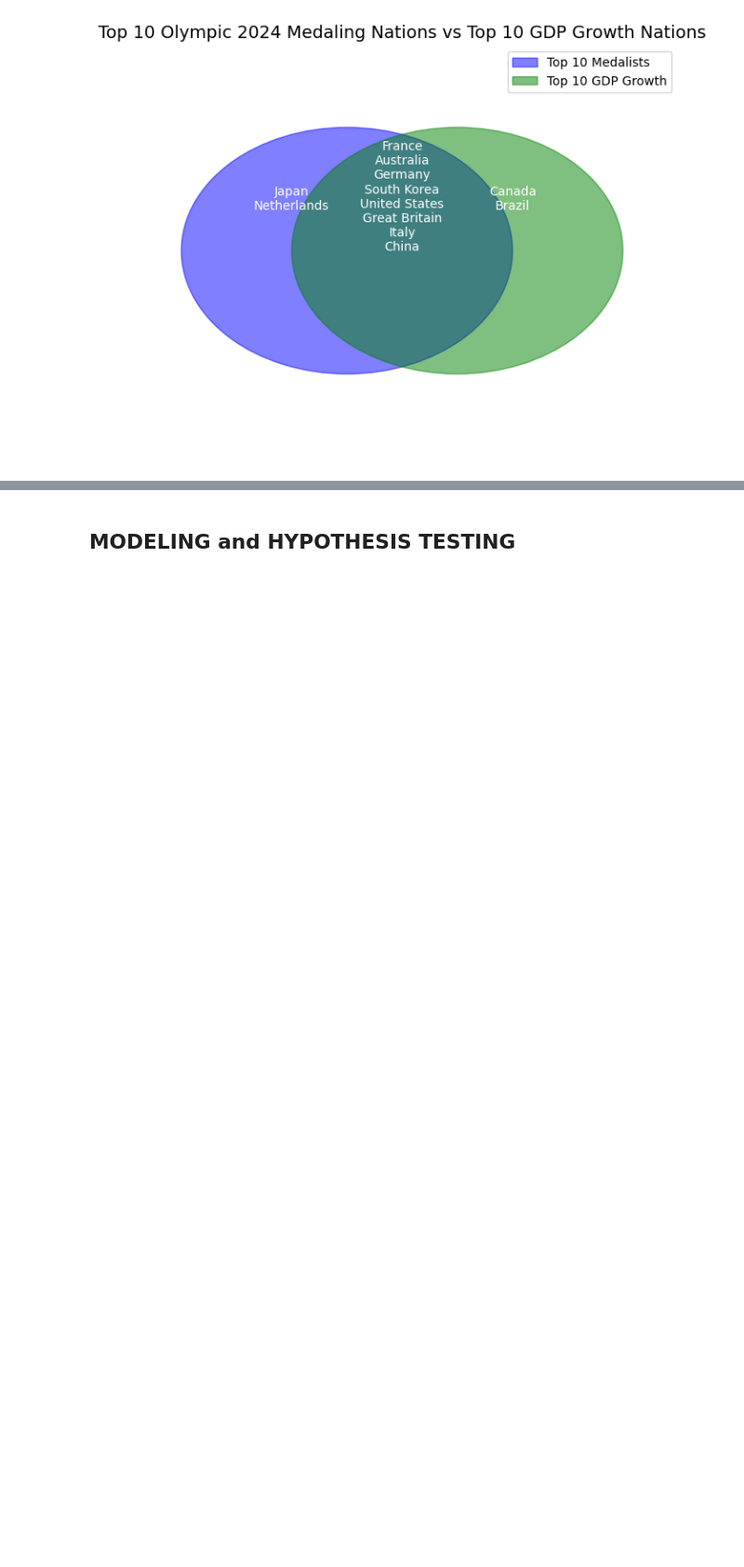
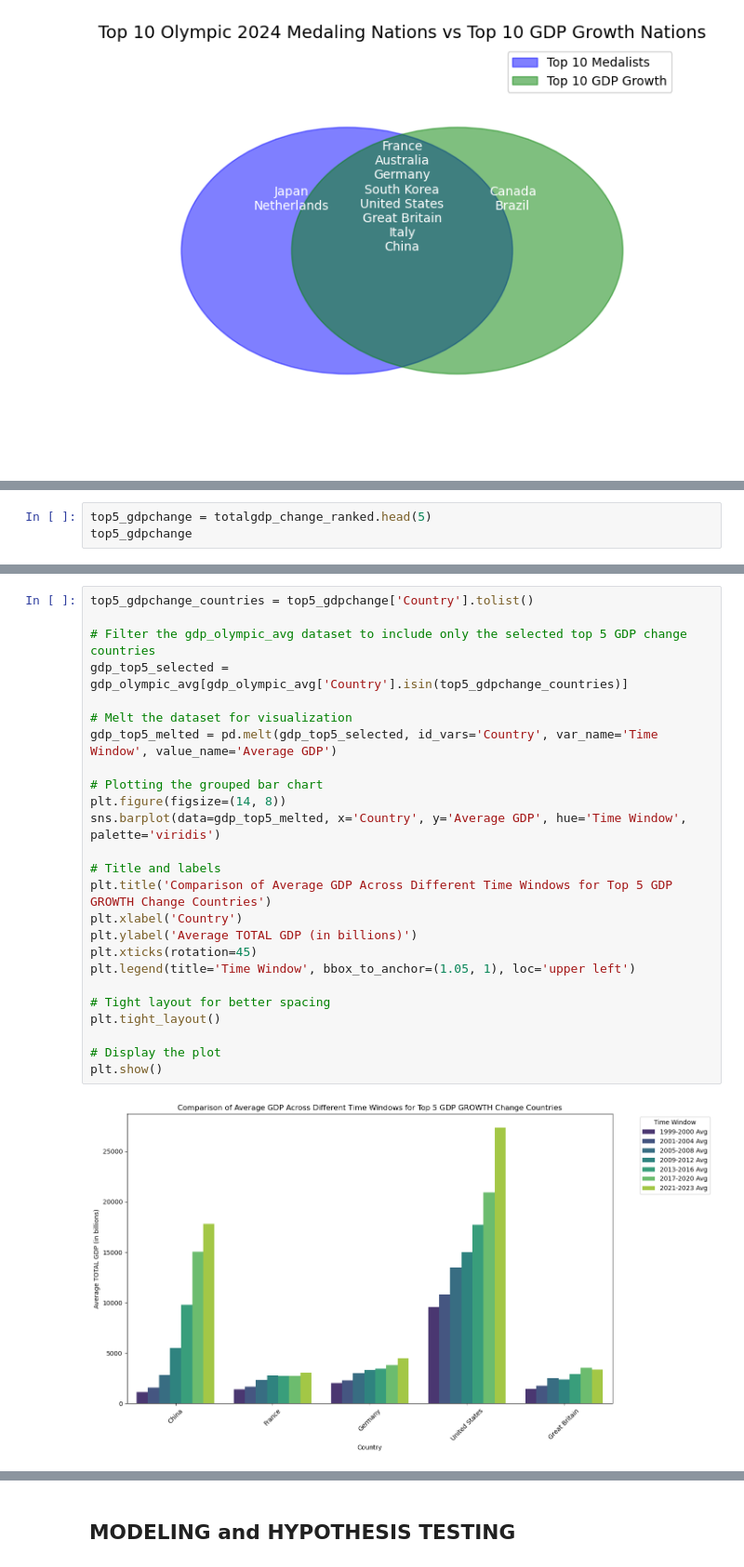
Before and after one commit to levsah/Olympinomics, a Jupyter notebook: FinalProject_Group103-FA24.ipynb, the cells around one changed output, grey strips where cells are left out. Shown at 93% size. Drawn from its saved outputs; the diff is of its cells as text; blank space fills up the shorter version.

```diff
--- a/FinalProject_Group103-FA24.ipynb
+++ b/FinalProject_Group103-FA24.ipynb
@@ -1188,0 +1177,3 @@ maybe shuffle countries around
+# %%
+top5_gdpchange = totalgdp_change_ranked.head(5)
+top5_gdpchange
@@ -1188,0 +1187,27 @@ maybe shuffle countries around
+# %%
+top5_gdpchange_countries = top5_gdpchange['Country'].tolist()
+
+# Filter the gdp_olympic_avg dataset to include only the selected top 5 GDP change countries
+gdp_top5_selected = gdp_olympic_avg[gdp_olympic_avg['Country'].isin(top5_gdpchange_countries)]
+
+# Melt the dataset for visualization
+gdp_top5_melted = pd.melt(gdp_top5_selected, id_vars='Country', var_name='Time Window', value_name='Average GDP')
+
+# Plotting the grouped bar chart
+plt.figure(figsize=(14, 8))
+sns.barplot(data=gdp_top5_melted, x='Country', y='Average GDP', hue='Time Window', palette='viridis')
+
+# Title and labels
+plt.title('Comparison of Average GDP Across Different Time Windows for Top 5 GDP GROWTH Change Countries')
+plt.xlabel('Country')
+plt.ylabel('Average TOTAL GDP (in billions)')
+plt.xticks(rotation=45)
+plt.legend(title='Time Window', bbox_to_anchor=(1.05, 1), loc='upper left')
+
+# Tight layout for better spacing
+plt.tight_layout()
+
+# Display the plot
+plt.show()
+# %% [output]
+[figure, added]
```
Also changed, not shown: parts of 46 cells of this notebook.
